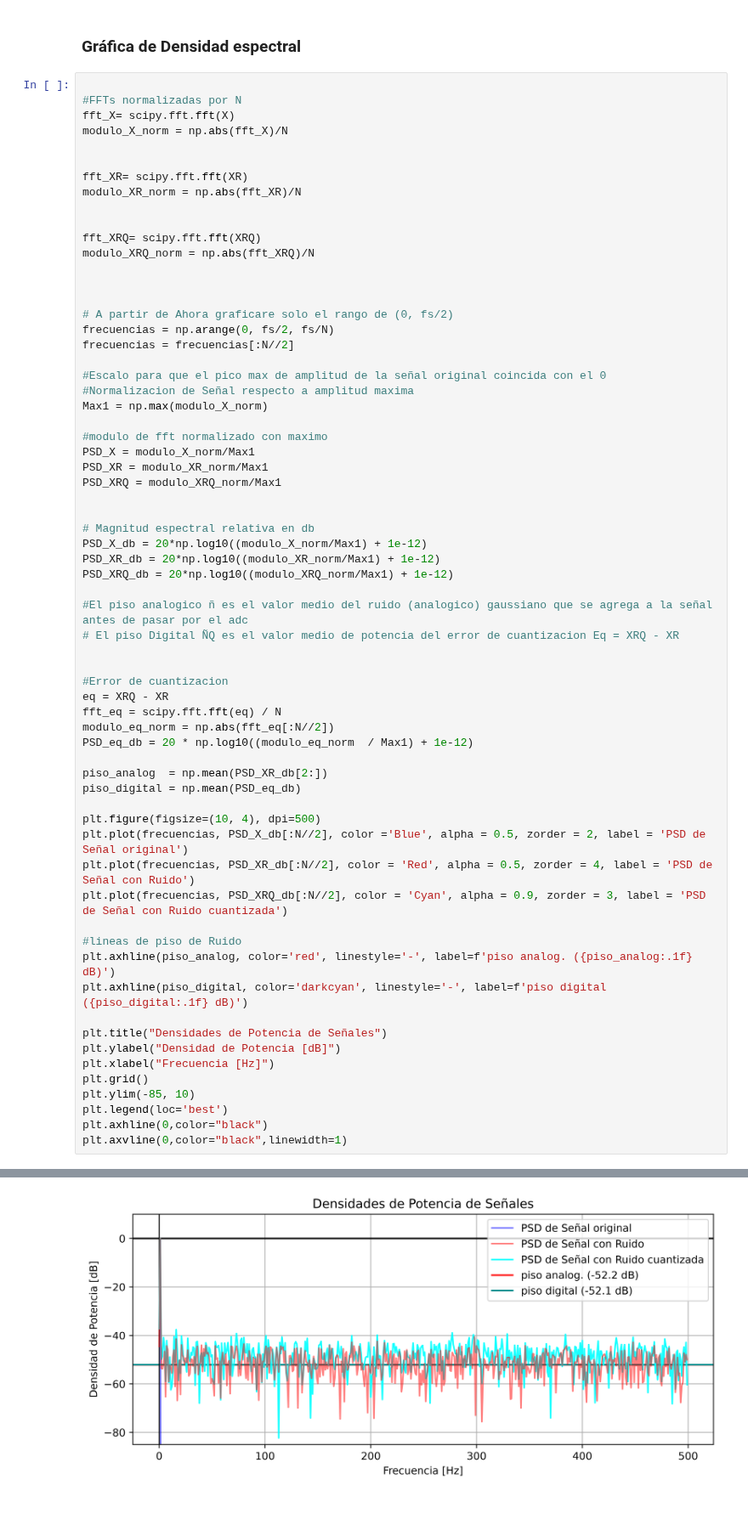
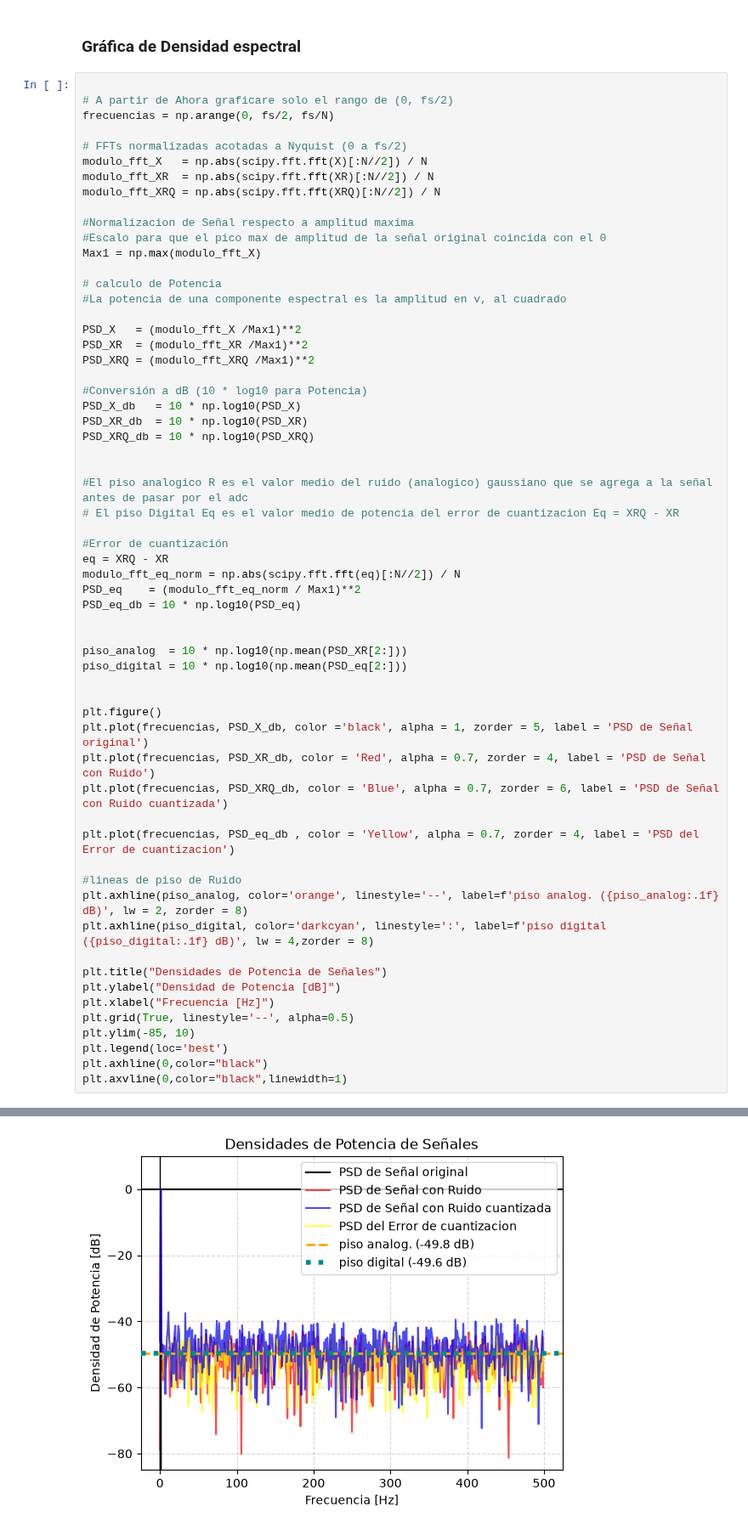
Before and after one commit to GConstenlaP/AyPS, a Jupyter notebook: TS2/TS2.ipynb, the cells around one changed output, grey strips where cells are left out. Shown at 85% size. Saved outputs shown, nothing was run; the diff lists cells and outputs as text.

```diff
--- a/TS2/TS2.ipynb
+++ b/TS2/TS2.ipynb
@@ -110,70 +121,65 @@ plt.show
 # %% [markdown]
 ### Gráfica de Densidad espectral
 # %%
-
-#FFTs normalizadas por N
-fft_X= scipy.fft.fft(X)
-modulo_X_norm = np.abs(fft_X)/N
-
-
-fft_XR= scipy.fft.fft(XR)
-modulo_XR_norm = np.abs(fft_XR)/N
-
-
-fft_XRQ= scipy.fft.fft(XRQ)
-modulo_XRQ_norm = np.abs(fft_XRQ)/N
-
-
 
 # A partir de Ahora graficare solo el rango de (0, fs/2)
 frecuencias = np.arange(0, fs/2, fs/N)
-frecuencias = frecuencias[:N//2]
 
+# FFTs normalizadas acotadas a Nyquist (0 a fs/2)
+modulo_fft_X   = np.abs(scipy.fft.fft(X)[:N//2]) / N
+modulo_fft_XR  = np.abs(scipy.fft.fft(XR)[:N//2]) / N
+modulo_fft_XRQ = np.abs(scipy.fft.fft(XRQ)[:N//2]) / N
+
+#Normalizacion de Señal respecto a amplitud maxima
 #Escalo para que el pico max de amplitud de la señal original coincida con el 0
-#Normalizacion de Señal respecto a amplitud maxima
-Max1 = np.max(modulo_X_norm)
+Max1 = np.max(modulo_fft_X)
 
-#modulo de fft normalizado con maximo
-PSD_X = modulo_X_norm/Max1
-PSD_XR = modulo_XR_norm/Max1
-PSD_XRQ = modulo_XRQ_norm/Max1
+# calculo de Potencia
+#La potencia de una componente espectral es la amplitud en v, al cuadrado
+
+PSD_X   = (modulo_fft_X /Max1)**2
+PSD_XR  = (modulo_fft_XR /Max1)**2
+PSD_XRQ = (modulo_fft_XRQ /Max1)**2
+
+#Conversión a dB (10 * log10 para Potencia)
+PSD_X_db   = 10 * np.log10(PSD_X)
+PSD_XR_db  = 10 * np.log10(PSD_XR)
+PSD_XRQ_db = 10 * np.log10(PSD_XRQ)
 
 
-# Magnitud espectral relativa en db
-PSD_X_db = 20*np.log10((modulo_X_norm/Max1) + 1e-12)
-PSD_XR_db = 20*np.log10((modulo_XR_norm/Max1) + 1e-12)
-PSD_XRQ_db = 20*np.log10((modulo_XRQ_norm/Max1) + 1e-12)
+#El piso analogico R es el valor medio del ruido (analogico) gaussiano que se agrega a la señal  antes de pasar por el adc
+# El piso Digital Eq es el valor medio de potencia del error de cuantizacion Eq = XRQ - XR
 
-#El piso analogico ñ es el valor medio del ruido (analogico) gaussiano que se agrega a la señal  antes de pasar por el adc
-# El piso Digital ÑQ es el valor medio de potencia del error de cuantizacion Eq = XRQ - XR
+#Error de cuantización
+eq = XRQ - XR
+modulo_fft_eq_norm = np.abs(scipy.fft.fft(eq)[:N//2]) / N
+PSD_eq    = (modulo_fft_eq_norm / Max1)**2
+PSD_eq_db = 10 * np.log10(PSD_eq)
 
 
-#Error de cuantizacion
-eq = XRQ - XR
-fft_eq = scipy.fft.fft(eq) / N
-modulo_eq_norm = np.abs(fft_eq[:N//2])
-PSD_eq_db = 20 * np.log10((modulo_eq_norm  / Max1) + 1e-12)
+piso_analog  = 10 * np.log10(np.mean(PSD_XR[2:]))
+piso_digital = 10 * np.log10(np.mean(PSD_eq[2:]))
 
-piso_analog  = np.mean(PSD_XR_db[2:])
-piso_digital = np.mean(PSD_eq_db)
 
-plt.figure(figsize=(10, 4), dpi=500)
-plt.plot(frecuencias, PSD_X_db[:N//2], color ='Blue', alpha = 0.5, zorder = 2, label = 'PSD de Señal original')
-plt.plot(frecuencias, PSD_XR_db[:N//2], color = 'Red', alpha = 0.5, zorder = 4, label = 'PSD de Señal con Ruido')
-plt.plot(frecuencias, PSD_XRQ_db[:N//2], color = 'Cyan', alpha = 0.9, zorder = 3, label = 'PSD de Señal con Ruido cuantizada')
+plt.figure()
+plt.plot(frecuencias, PSD_X_db, color ='black', alpha = 1, zorder = 5, label = 'PSD de Señal original')
+plt.plot(frecuencias, PSD_XR_db, color = 'Red', alpha = 0.7, zorder = 4, label = 'PSD de Señal con Ruido')
+plt.plot(frecuencias, PSD_XRQ_db, color = 'Blue', alpha = 0.7, zorder = 6, label = 'PSD de Señal con Ruido cuantizada')
+
+plt.plot(frecuencias, PSD_eq_db , color = 'Yellow', alpha = 0.7, zorder = 4, label = 'PSD del Error de cuantizacion')
 
 #lineas de piso de Ruido
-plt.axhline(piso_analog, color='red', linestyle='-', label=f'piso analog. ({piso_analog:.1f} dB)')
-plt.axhline(piso_digital, color='darkcyan', linestyle='-', label=f'piso digital ({piso_digital:.1f} dB)')
+plt.axhline(piso_analog, color='orange', linestyle='--', label=f'piso analog. ({piso_analog:.1f} dB)', lw = 2, zorder = 8)
+plt.axhline(piso_digital, color='darkcyan', linestyle=':', label=f'piso digital ({piso_digital:.1f} dB)', lw = 4,zorder = 8)
 
 plt.title("Densidades de Potencia de Señales")
 plt.ylabel("Densidad de Potencia [dB]")
 plt.xlabel("Frecuencia [Hz]")
-plt.grid()
+plt.grid(True, linestyle='--', alpha=0.5)
 plt.ylim(-85, 10)
 plt.legend(loc='best')
 plt.axhline(0,color="black")
 plt.axvline(0,color="black",linewidth=1)
 # %% [output]
 <matplotlib.lines.Line2D at 0x...>
-[figure, old version]
+[figure, new version]
```
Also changed, not shown: parts of 30 cells of this notebook, 1 other file.
